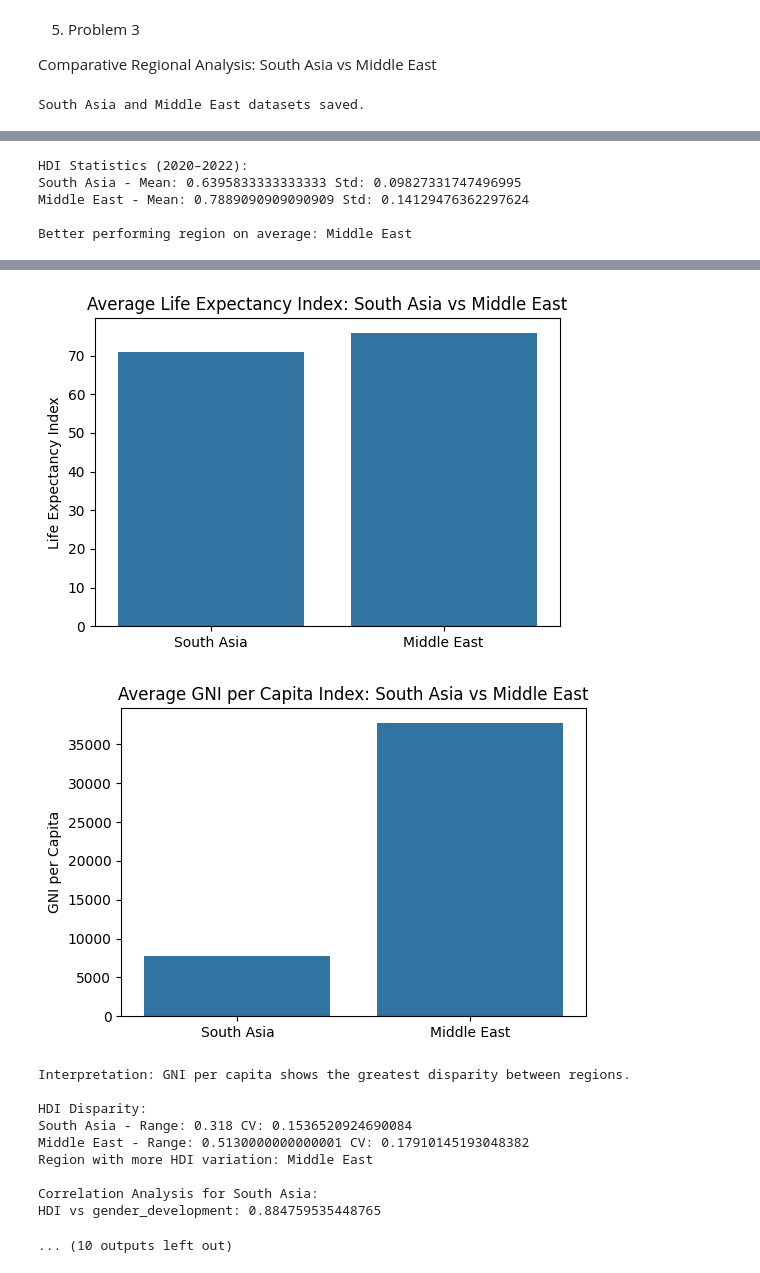
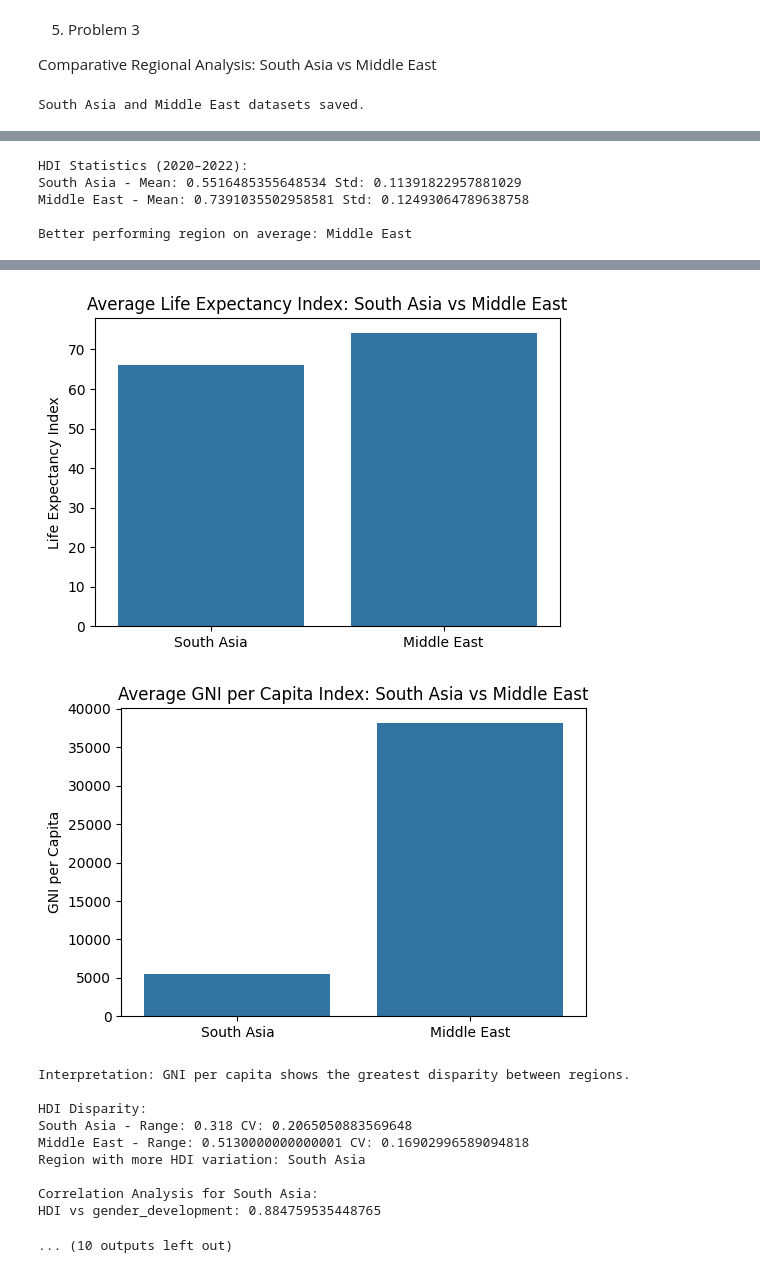
Before and after one commit to Pragya-code/Final_Assignment1_AI, a Jupyter notebook: 2505496_Pragya_Rajbanshi.ipynb, the cells around one changed output, grey strips where cells are left out. Saved outputs shown, nothing was run; the diff lists cells and outputs as text; code cells hidden in the pictures.

Commit message:
Created using Colab, Final Assignment_1 of AI

```diff
--- a/2505496_Pragya_Rajbanshi.ipynb
+++ b/2505496_Pragya_Rajbanshi.ipynb
@@ -719,7 +719,10 @@ import matplotlib.pyplot as plt
 import seaborn as sns
 
 
-df = pd.read_csv("HDI_problem1B.csv")
+df = pd.read_csv(
+    "/content/drive/MyDrive/Final_assign_1/Human_Development_Index_Dataset.csv",
+    encoding="latin1"
+)
 
 # Standardize column names
 df.columns = (
@@ -952,8 +955,8 @@ South Asia and Middle East datasets saved.
 [interactive output not drawn]
 [interactive output not drawn]
 HDI Statistics (2020–2022):
-South Asia - Mean: 0.6395833333333333 Std: 0.09827331747496995
-Middle East - Mean: 0.7889090909090909 Std: 0.14129476362297624
+South Asia - Mean: 0.5516485355648534 Std: 0.11391822957881029
+Middle East - Mean: 0.7391035502958581 Std: 0.12493064789638758
 
 Better performing region on average: Middle East
 [figure]
@@ -962,11 +965,11 @@ Better performing region on average: Middle East
-[figure, old version]
+[figure, new version]
-[figure, old version]
+[figure, new version]
 Interpretation: GNI per capita shows the greatest disparity between regions.
 
 HDI Disparity:
-South Asia - Range: 0.318 CV: 0.1536520924690084
-Middle East - Range: 0.5130000000000001 CV: 0.17910145193048382
-Region with more HDI variation: Middle East
+South Asia - Range: 0.318 CV: 0.2065050883569648
+Middle East - Range: 0.5130000000000001 CV: 0.16902996589094818
+Region with more HDI variation: South Asia
 
 Correlation Analysis for South Asia:
 HDI vs gender_development: 0.884759535448765
```
Also changed, not shown: parts of 1 cell of this notebook.
